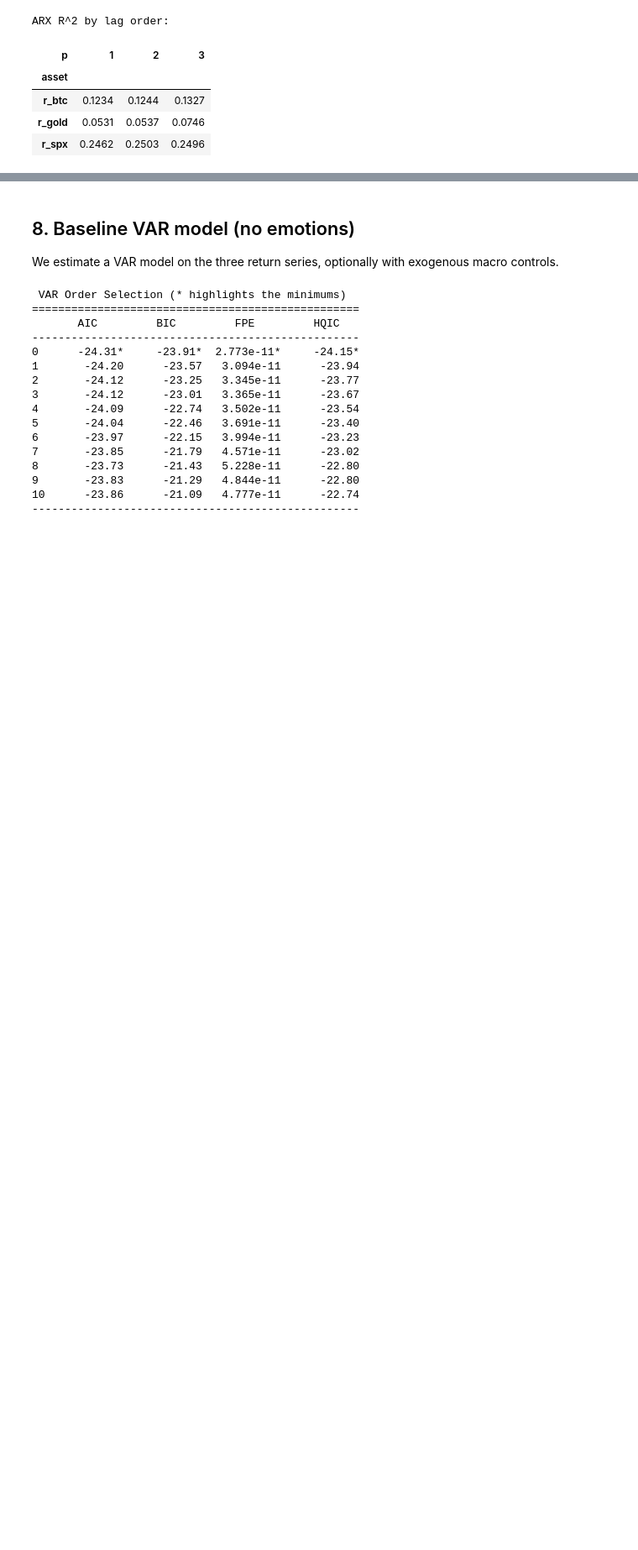
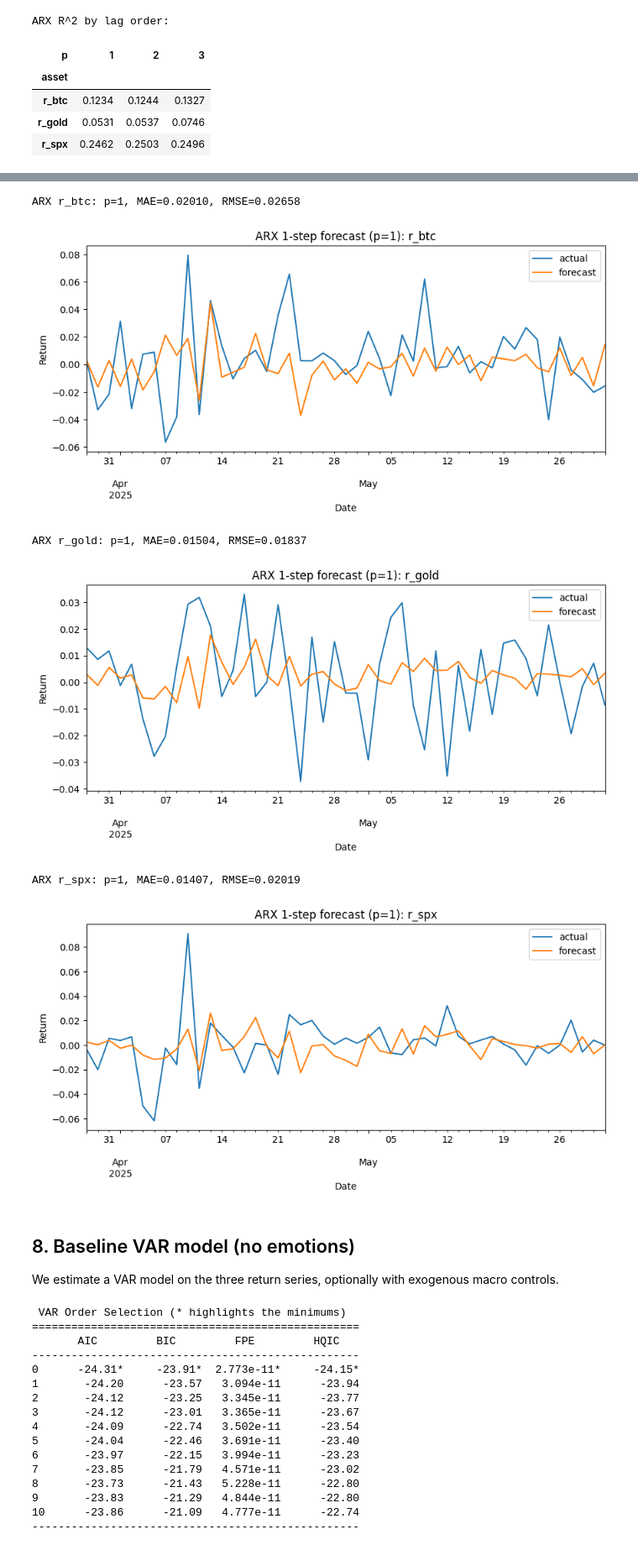
Before and after one commit to isom-ds/youtube-emotion-financial-modelling, a Jupyter notebook: 500_financial_baseline.ipynb, the cells around one changed output, grey strips where cells are left out. Shown at 84% size. Saved outputs shown, nothing was run; the diff lists cells and outputs as text; code cells hidden in the pictures; blank space fills up the shorter version.

Commit message:
Add predictions and plots

```diff
--- a/500_financial_baseline.ipynb
+++ b/500_financial_baseline.ipynb
@@ -467,3 +546,50 @@ ARX R^2 by lag order:
+# %%
+# Plot ARX forecasts using best lag (by RMSE)
+min_train = 60
+assets = ["r_btc", "r_gold", "r_spx"]
+
+if 'best_rmse_arx' not in globals():
+    raise RuntimeError("Run the ARX selection cell first.")
+
+for asset in assets:
+    p_opt = int(best_rmse_arx.loc[asset, 'p'])
+    cols_lag = [f"{asset}_l{lag}" for lag in range(1, p_opt + 1)]
+    cols_exog = cols_lag + control_cols
+    df_fit = data.dropna(subset=[asset] + cols_exog)
+    if len(df_fit) <= min_train:
+        print(f"Not enough observations for {asset} with p={p_opt}")
+        continue
+
+    y_all = df_fit[asset]
+    preds, dates = [], []
+    for i in range(min_train, len(df_fit)):
+        y_train = y_all.iloc[:i]
+        X_train = sm.add_constant(df_fit[cols_exog].iloc[:i], has_constant="add")
+        m = sm.OLS(y_train, X_train).fit()
+        x_next = sm.add_constant(df_fit[cols_exog].iloc[i:i+1], has_constant="add")
+        pred = m.predict(x_next).iloc[0]
+        preds.append(pred)
+        dates.append(df_fit.index[i])
+
+    fc_series = pd.Series(preds, index=dates, name="forecast")
+    actual_series = y_all.loc[fc_series.index]
+    mae = (fc_series - actual_series).abs().mean()
+    rmse = ((fc_series - actual_series) ** 2).mean() ** 0.5
+    print(f"ARX {asset}: p={p_opt}, MAE={mae:.5f}, RMSE={rmse:.5f}")
+
+    ax = actual_series.plot(label="actual", title=f"ARX 1-step forecast (p={p_opt}): {asset}")
+    fc_series.plot(ax=ax, label="forecast")
+    ax.legend()
+    ax.set_xlabel("Date")
+    ax.set_ylabel("Return")
+    plt.show()
+# %% [output]
+ARX r_btc: p=1, MAE=0.02010, RMSE=0.02658
+[figure, added]
+ARX r_gold: p=1, MAE=0.01504, RMSE=0.01837
+[figure, added]
+ARX r_spx: p=1, MAE=0.01407, RMSE=0.02019
+[figure, added]
 # %% [markdown]
 
 ## 8. Baseline VAR model (no emotions)
```
Also changed, not shown: parts of 4 cells of this notebook.
